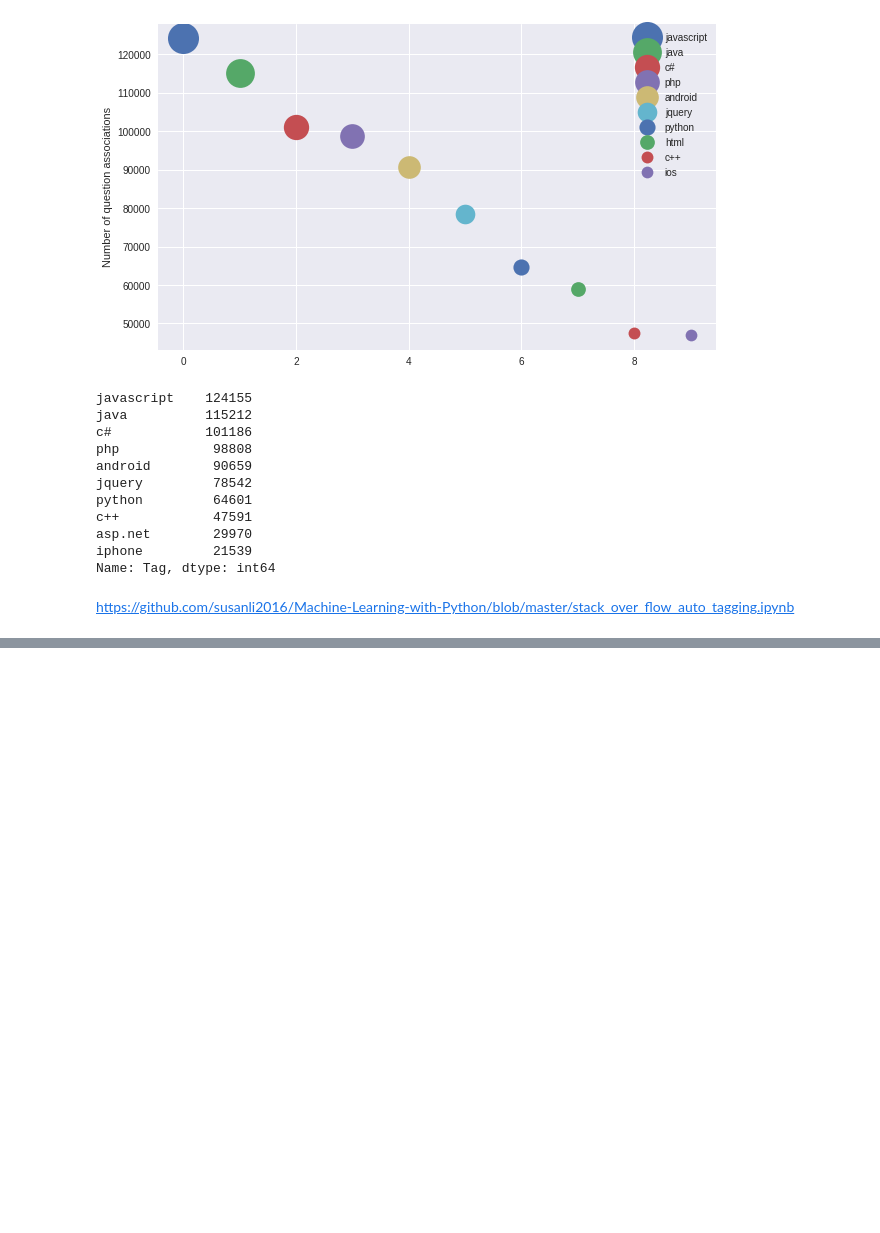
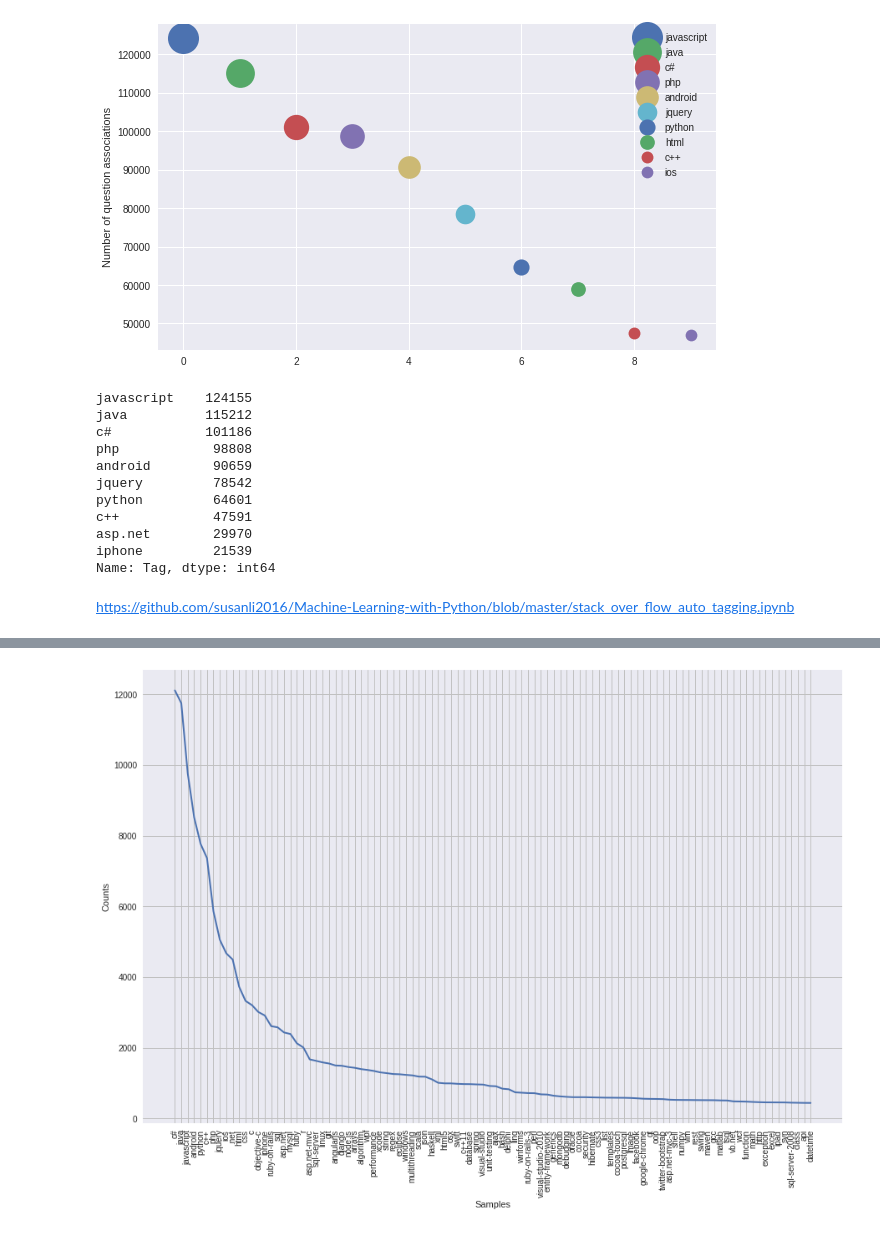
Before and after one commit to sprerak48/Autonomous-tagging-using-Deep-Learning, a Jupyter notebook: AT.ipynb, the cells around one changed output, grey strips where cells are left out. Drawn from its saved outputs; the diff is of its cells as text; code cells hidden in the pictures; blank space fills up the shorter version.

```diff
--- a/AT.ipynb
+++ b/AT.ipynb
@@ -900,0 +955,4 @@ https://github.com/susanli2016/Machine-Learning-with-Python/blob/master/stack_ov
+# %%
+new_df['Tags'] = new_df['Tags'].apply(lambda x: x.split())
+all_tags = [item for sublist in new_df['Tags'].values for item in sublist]
+len(all_tags)
@@ -900,0 +972,10 @@ https://github.com/susanli2016/Machine-Learning-with-Python/blob/master/stack_ov
+# %%
+import nltk
+flat_list = [item for sublist in new_df['Tags'].values for item in sublist]
+
+keywords = nltk.FreqDist(flat_list)
+
+keywords = nltk.FreqDist(keywords)
+
+frequencies_words = keywords.most_common(100)
+tags_features = [word[0] for word in frequencies_words]
@@ -900,0 +1002,5 @@ https://github.com/susanli2016/Machine-Learning-with-Python/blob/master/stack_ov
+# %%
+fig, ax = plt.subplots(figsize=(15, 10))
+keywords.plot(100, cumulative=False)
+# %% [output]
+[figure, added]
```
Also changed, not shown: parts of 46 cells of this notebook.
